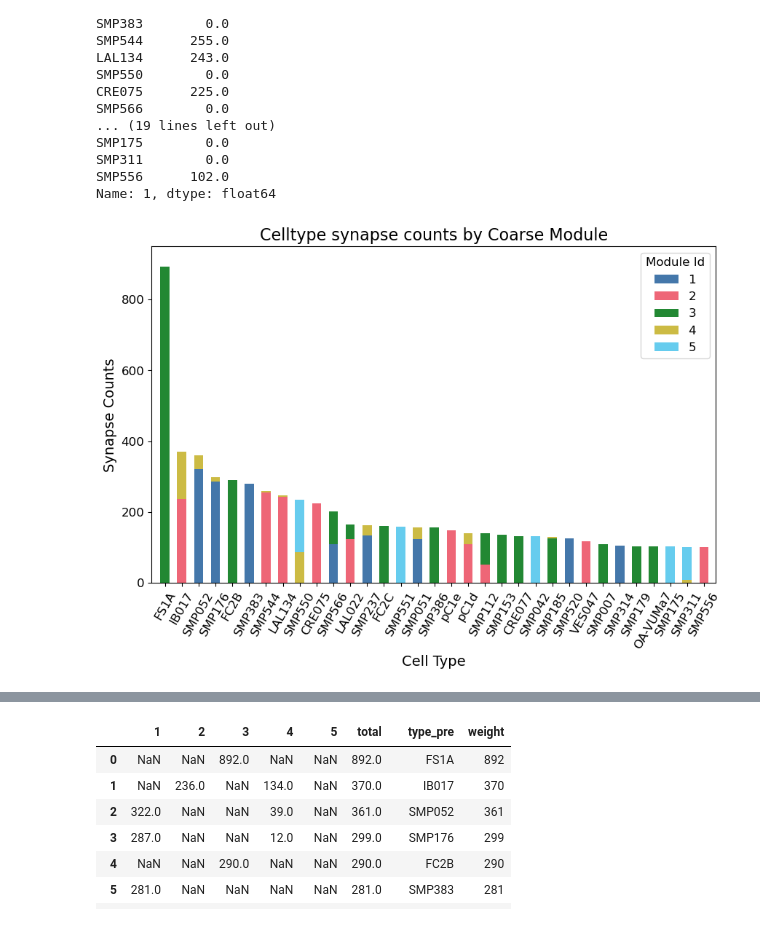
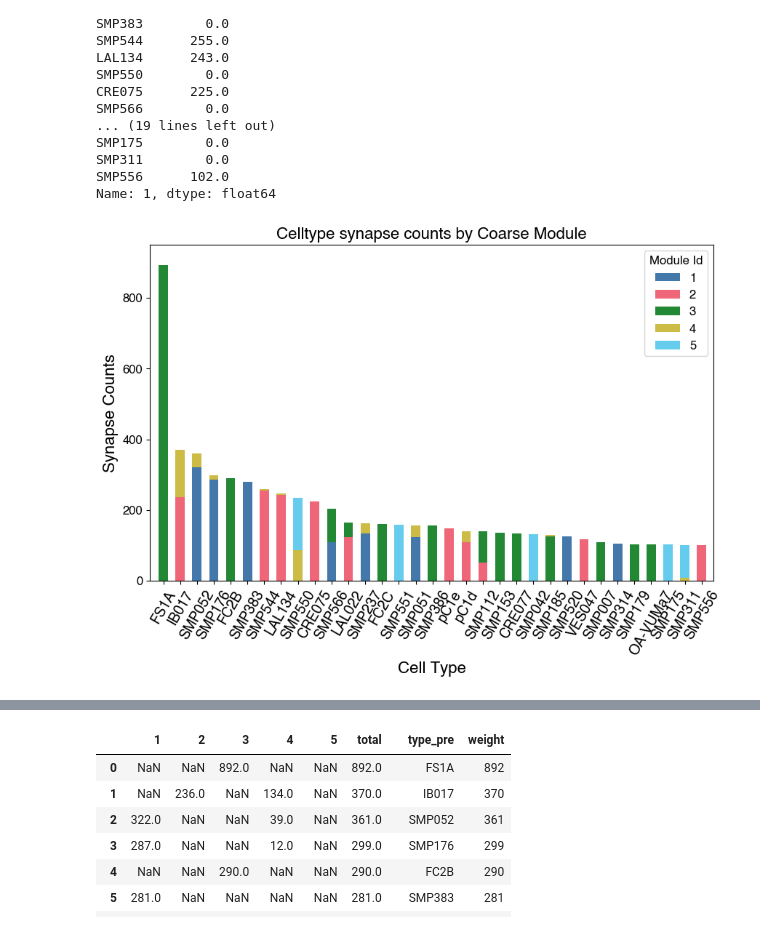
Before and after one commit to RhessaWL/flybrain-clustering, a Jupyter notebook: celltype_inputr_bar.ipynb, the cells around one changed output, grey strips where cells are left out. Drawn from its saved outputs; the diff is of its cells as text; code cells hidden in the pictures.

Commit message:
Figure format and organization

```diff
--- a/celltype_inputr_bar.ipynb
+++ b/celltype_inputr_bar.ipynb
@@ -14,10 +14,12 @@ Written by Rhessa Weber Langstaff based on steps by Dr. Gabrielle J Gutierrez
 import pandas as pd
 import numpy as np
 import matplotlib.pyplot as plt
+plt.rcParams["pdf.fonttype"] = 42
+plt.rcParams["font.sans-serif"] = "Helvetica"
 import bokeh.palettes
 from neuprint import Client, fetch_simple_connections
 
-auth_token_file = open("/Users/rw2822/Documents/GitHub/flybrain-clustering/flybrain.auth.txt", 'r')
+auth_token_file = open("flybrain.auth.txt", 'r')
 auth_token = next(auth_token_file).strip()
 try:
     np_client = Client('neuprint.janelia.org', dataset='hemibrain:v1.2.1', token=auth_token)
@@ -25,7 +27,7 @@ except:
     np_client = None
 # %%
 # Pull in inputr data
-ovi_in = pd.read_csv('/Users/rw2822/Documents/GitHub/flybrain-clustering/oviIN/preprocessed_inputs-v1.2.1/preprocessed_nodes.csv')
+ovi_in = pd.read_csv('oviIN/preprocessed_inputs-v1.2.1/preprocessed_nodes.csv')
 
 # set up color map "bright" for plotting
 cmap = bokeh.palettes.tol['Bright'][ovi_in['0.0'].max()]
@@ -181,25 +179,25 @@ Name: 1, dtype: float64
 # %%
 # Plot the stacked bar chart
 fig, ax = plt.subplots(figsize=(10, 6))
 ax.bar(ovi_in_pivot.index, ovi_in_pivot[0], label='1', color=colormap[1], width=0.55)
 ax.bar(ovi_in_pivot.index, ovi_in_pivot[1], bottom=module1.values, label='2', color=colormap[2], width=0.55)
 ax.bar(ovi_in_pivot.index, ovi_in_pivot[2], bottom=np.add(module1, module2), label='3', color=colormap[3], width=0.55)
 ax.bar(ovi_in_pivot.index, ovi_in_pivot[3], bottom=np.add(np.add(module1, module2), module3), label='4', color=colormap[4], width=0.55)
 ax.bar(ovi_in_pivot.index, ovi_in_pivot[4], bottom=np.add(np.add(np.add(module1, module2), module3), module4), label='5', color=colormap[5], width=0.55)
 
 
 plt.title('Celltype synapse counts by Coarse Module', fontsize=16)
-plt.xlabel('Cell Type', fontsize=14)
-plt.ylabel('Synapse Counts', fontsize=14)
+plt.xlabel('Cell Type', fontsize=16)
+plt.ylabel('Synapse Counts', fontsize=16)
 # get rid of padding to left and right of xtcks
 plt.xlim(-0.8, len(ovi_in_pivot.index)-0.3)
 
 # make tick label text larger
-plt.xticks(fontsize=12)
+plt.xticks(fontsize=14)
 plt.yticks(fontsize=12)
 plt.ylim(0, 950)
 plt.legend(title='Module Id', fontsize=12, title_fontsize=12, loc='upper right')
 plt.xticks(rotation=60, ha='center')
 plt.show()
 # %% [output]
-[figure, old version]
+[figure, new version]
```
Also changed, not shown: parts of 5 cells of this notebook, 23 other files.
